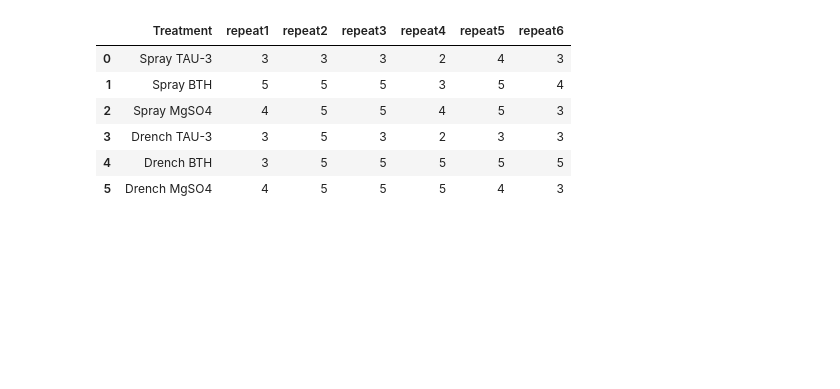
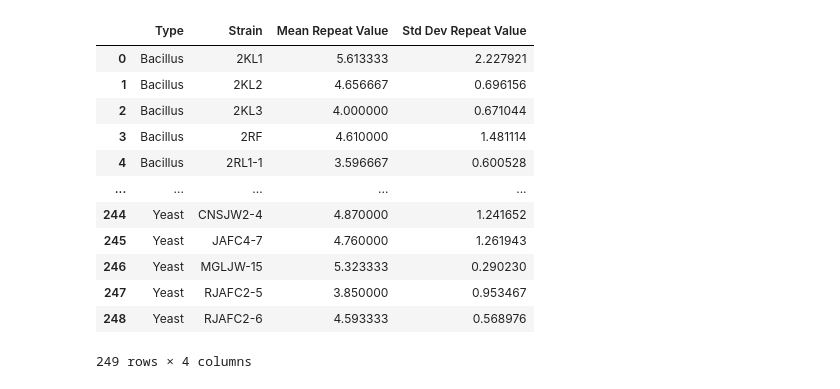
Before and after one commit to jellybbie/study, a Jupyter notebook: scratchpad.ipynb, the cells around one changed output. Drawn from its saved outputs; the diff is of its cells as text; code cells hidden in the pictures; blank space fills up the shorter version.

```diff
--- a/scratchpad.ipynb
+++ b/scratchpad.ipynb
@@ -43,10 +16,16 @@ plt.show()
 # %%
-display(df)
+display(strain_stats)
 # %% [output]
-|  | Treatment | repeat1 | repeat2 | repeat3 | repeat4 | repeat5 | repeat6 |
-| 0 | Spray TAU-3 | 3 | 3 | 3 | 2 | 4 | 3 |
-| 1 | Spray BTH | 5 | 5 | 5 | 3 | 5 | 4 |
-| 2 | Spray MgSO4 | 4 | 5 | 5 | 4 | 5 | 3 |
-| 3 | Drench TAU-3 | 3 | 5 | 3 | 2 | 3 | 3 |
-| 4 | Drench BTH | 3 | 5 | 5 | 5 | 5 | 5 |
-| 5 | Drench MgSO4 | 4 | 5 | 5 | 5 | 4 | 3 |
+|  | Type | Strain | Mean Repeat Value | Std Dev Repeat Value |
+| 0 | Bacillus | 2KL1 | 5.613333 | 2.227921 |
+| 1 | Bacillus | 2KL2 | 4.656667 | 0.696156 |
+| 2 | Bacillus | 2KL3 | 4.000000 | 0.671044 |
+| 3 | Bacillus | 2RF | 4.610000 | 1.481114 |
+| 4 | Bacillus | 2RL1-1 | 3.596667 | 0.600528 |
+| ... | ... | ... | ... | ... |
+| 244 | Yeast | CNSJW2-4 | 4.870000 | 1.241652 |
+| 245 | Yeast | JAFC4-7 | 4.760000 | 1.261943 |
+| 246 | Yeast | MGLJW-15 | 5.323333 | 0.290230 |
+| 247 | Yeast | RJAFC2-5 | 3.850000 | 0.953467 |
+| 248 | Yeast | RJAFC2-6 | 4.593333 | 0.568976 |
+249 rows × 4 columns
```
Also changed, not shown: parts of 10 cells of this notebook.
